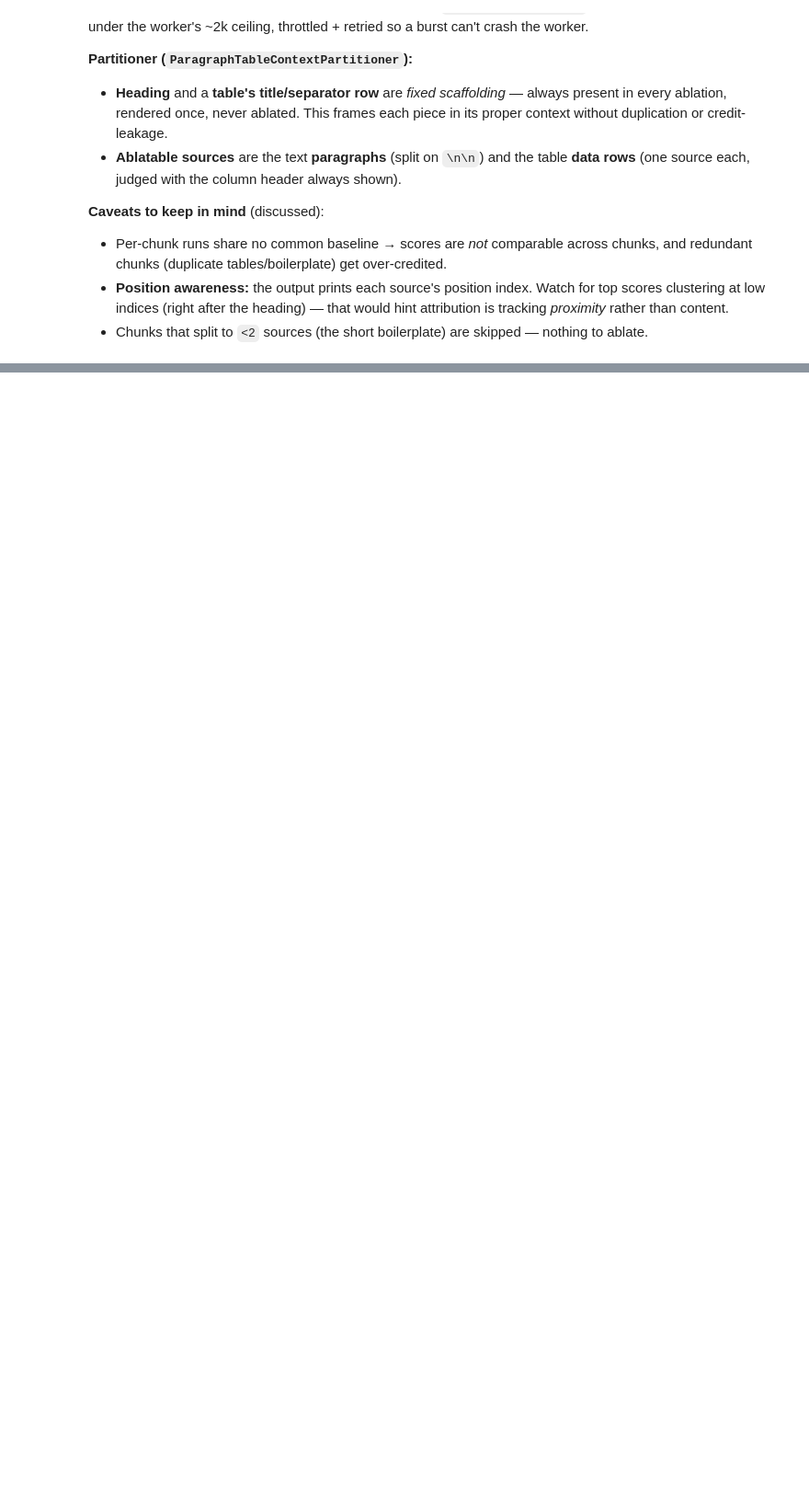
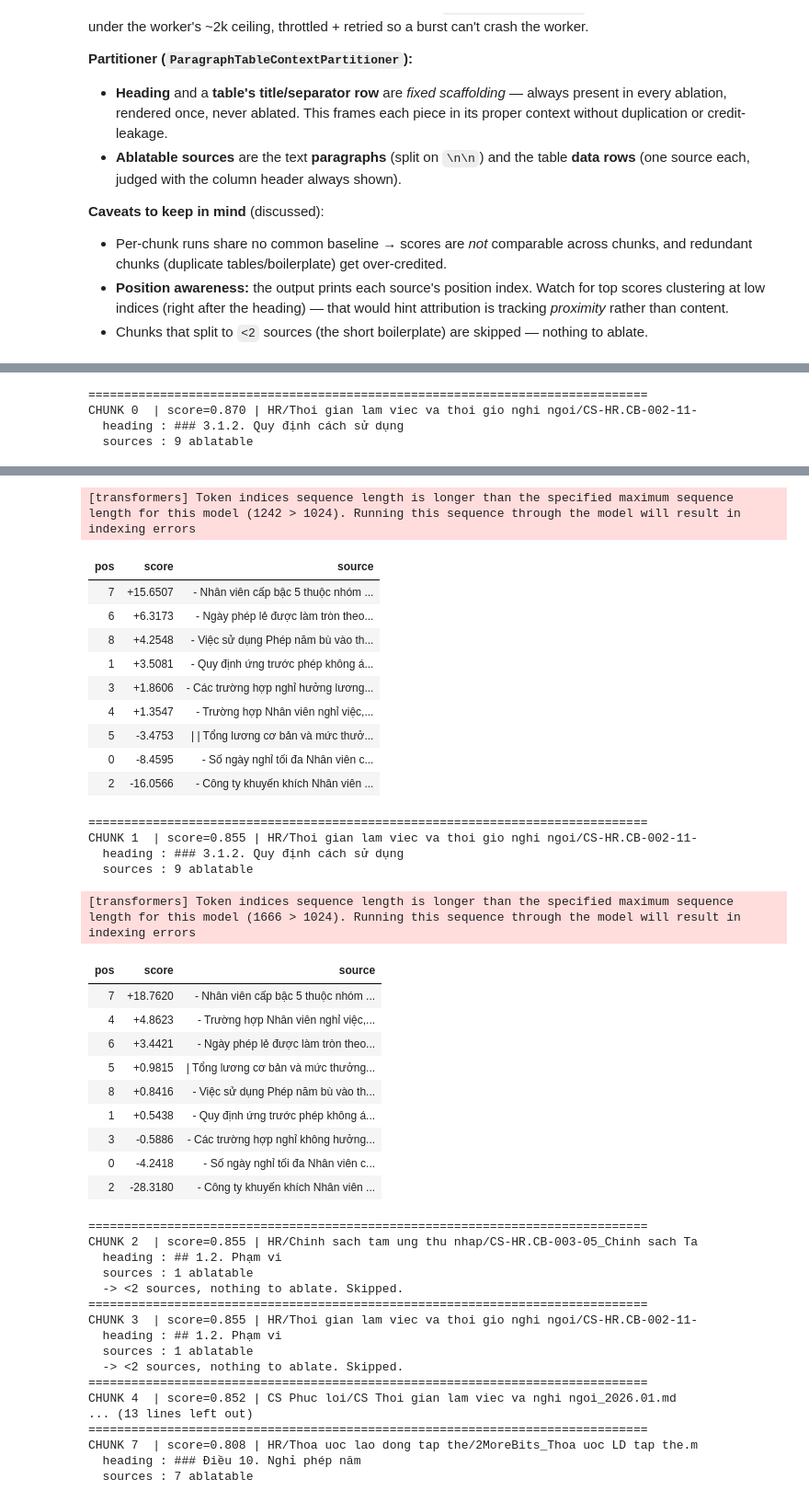
Before and after one commit to evamaiwinston/dare-vng, a Jupyter notebook: notebooks/05_debug_context_attribution.ipynb, the cells around one changed output, grey strips where cells are left out. Shown at 92% size. Cells and saved outputs as stored; diff of their text form; code cells hidden in the pictures; blank space fills up the shorter version.

Commit message:
running contextcite per chunk

```diff
--- a/notebooks/05_debug_context_attribution.ipynb
+++ b/notebooks/05_debug_context_attribution.ipynb
@@ -163,6 +183,6 @@ print(data['answer'])
 print()
 print('--- knowledge source chunks ---')
 for i, src in enumerate(data['knowledge_sources']):
-    snip = ' '.join(src.get('content', '')[:100].split())
+    snip = ' '.join(src.get('content', '').split())
     print(f'  [{i}] score={src.get("score", 0):.3f}  {src.get("document_id", "<no doc>")}')
     print(f'       {snip}...')
@@ -300,4 +376,7 @@ for ci, ch in enumerate(data['knowledge_sources']):
 # %%
+import pandas as pd
+from IPython.display import display
+
 # Per-chunk ContextCite. One faithful run per chunk; every call <= PER_CHUNK_MAX_CHARS,
 # throttled + retried via the module settings applied in Setup.
 per_chunk_results = {}
@@ -328,6 +407,7 @@ for ci, ch in enumerate(data['knowledge_sources']):
         partitioner=part,
     )
     try:
+        cc.solver.lasso_alpha = 0.001
         attrs = cc.get_attributions(as_dataframe=False, verbose=False)
     except Exception as e:
         print(f'  -> FAILED: {e.__class__.__name__}: {str(e)[:160]}')
@@ -336,9 +416,24 @@ for ci, ch in enumerate(data['knowledge_sources']):
 
     per_chunk_results[ci] = (part, attrs)
     order = np.argsort(attrs)[::-1]
-    print(f'  top {min(TOP_K, len(order))} sources (pos = position index; watch for low-pos clustering):')
-    for idx in order[:TOP_K]:
-        snippet = part.get_source(int(idx)).replace('\n', ' / ')[:64]
-        print(f'      pos[{int(idx)}]  score={attrs[int(idx)]:+.4f}   {snippet}')
+    order = np.argsort(attrs)[::-1]
+    df = pd.DataFrame({
+        'pos':    [int(i) for i in order],
+        'score':  [attrs[int(i)] for i in order],
+        'source': [part.get_source(int(i)) for i in order],
+    })
+    styled = (df.style
+                .hide(axis='index')
+                .background_gradient(cmap='Greens', subset=['score'])
+                .format({'score': '{:+.4f}'})
+                .set_properties(subset=['source'],
+                                **{'text-align': 'left', 'white-space': 'pre-wrap'}))
+    display(styled)
+
 
 print('\nDone. per_chunk_results[chunk_index] = (partitioner, attribution_array) or None.')
+# %% [output]
+==============================================================================
+CHUNK 0  | score=0.870 | HR/Thoi gian lam viec va thoi gio nghi ngoi/CS-HR.CB-002-11-
+  heading : ### 3.1.2. Quy định cách sử dụng
+  sources : 9 ablatable
@@ -344,0 +443,43 @@ print('\nDone. per_chunk_results[chunk_index] = (partitioner, attribution_array)
+[transformers] Token indices sequence length is longer than the specified maximum sequence length for this model (1242 > 1024). Running this sequence through the model will result in indexing errors
+| pos | score | source |
+| 7 | +15.6507 | - Nhân viên cấp bậc 5 thuộc nhóm ... |
+| 6 | +6.3173 | - Ngày phép lẻ được làm tròn theo... |
+| 8 | +4.2548 | - Việc sử dụng Phép năm bù vào th... |
+| 1 | +3.5081 | - Quy định ứng trước phép không á... |
+| 3 | +1.8606 | - Các trường hợp nghỉ hưởng lương... |
+| 4 | +1.3547 | - Trường hợp Nhân viên nghỉ việc,... |
+| 5 | -3.4753 | | | Tổng lương cơ bản và mức thưở... |
+| 0 | -8.4595 | - Số ngày nghỉ tối đa Nhân viên c... |
+| 2 | -16.0566 | - Công ty khuyến khích Nhân viên ... |
+==============================================================================
+CHUNK 1  | score=0.855 | HR/Thoi gian lam viec va thoi gio nghi ngoi/CS-HR.CB-002-11-
+  heading : ### 3.1.2. Quy định cách sử dụng
+  sources : 9 ablatable
+[transformers] Token indices sequence length is longer than the specified maximum sequence length for this model (1666 > 1024). Running this sequence through the model will result in indexing errors
+| pos | score | source |
+| 7 | +18.7620 | - Nhân viên cấp bậc 5 thuộc nhóm ... |
+| 4 | +4.8623 | - Trường hợp Nhân viên nghỉ việc,... |
+| 6 | +3.4421 | - Ngày phép lẻ được làm tròn theo... |
+| 5 | +0.9815 | | Tổng lương cơ bản và mức thưởng... |
+| 8 | +0.8416 | - Việc sử dụng Phép năm bù vào th... |
+| 1 | +0.5438 | - Quy định ứng trước phép không á... |
+| 3 | -0.5886 | - Các trường hợp nghỉ không hưởng... |
+| 0 | -4.2418 | - Số ngày nghỉ tối đa Nhân viên c... |
+| 2 | -28.3180 | - Công ty khuyến khích Nhân viên ... |
+==============================================================================
+CHUNK 2  | score=0.855 | HR/Chinh sach tam ung thu nhap/CS-HR.CB-003-05_Chinh sach Ta
+  heading : ## 1.2. Phạm vi
+  sources : 1 ablatable
+  -> <2 sources, nothing to ablate. Skipped.
+==============================================================================
+CHUNK 3  | score=0.855 | HR/Thoi gian lam viec va thoi gio nghi ngoi/CS-HR.CB-002-11-
+  heading : ## 1.2. Phạm vi
+  sources : 1 ablatable
+  -> <2 sources, nothing to ablate. Skipped.
+==============================================================================
+CHUNK 4  | score=0.852 | CS Phuc loi/CS Thoi gian lam viec va nghi ngoi_2026.01.md
+... (13 lines left out)
+==============================================================================
+CHUNK 7  | score=0.808 | HR/Thoa uoc lao dong tap the/2MoreBits_Thoa uoc LD tap the.m
+  heading : ### Điều 10. Nghỉ phép năm
+  sources : 7 ablatable
```
Also changed, not shown: parts of 8 cells of this notebook.
